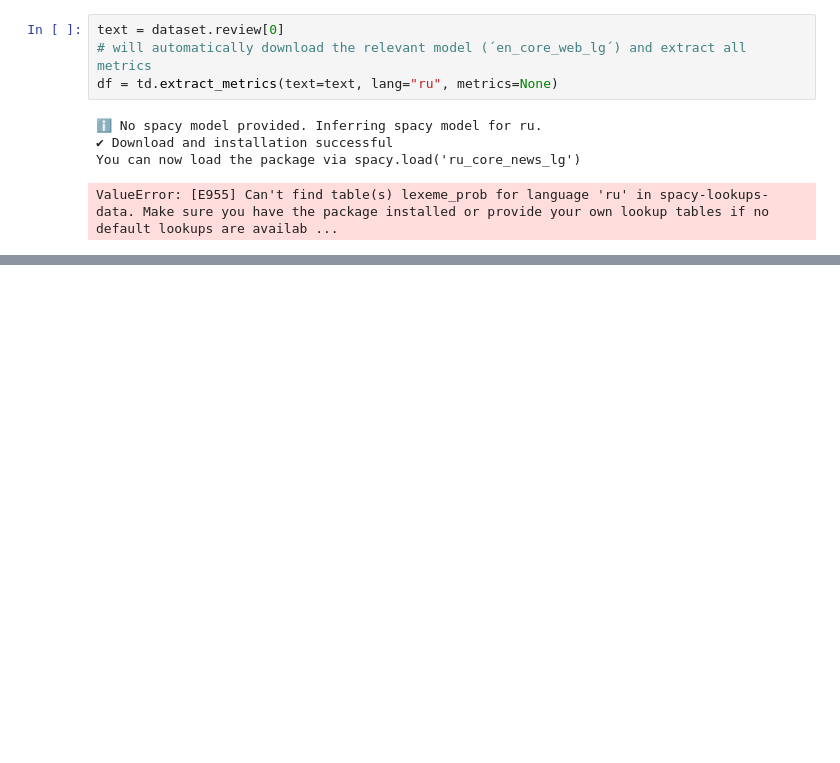
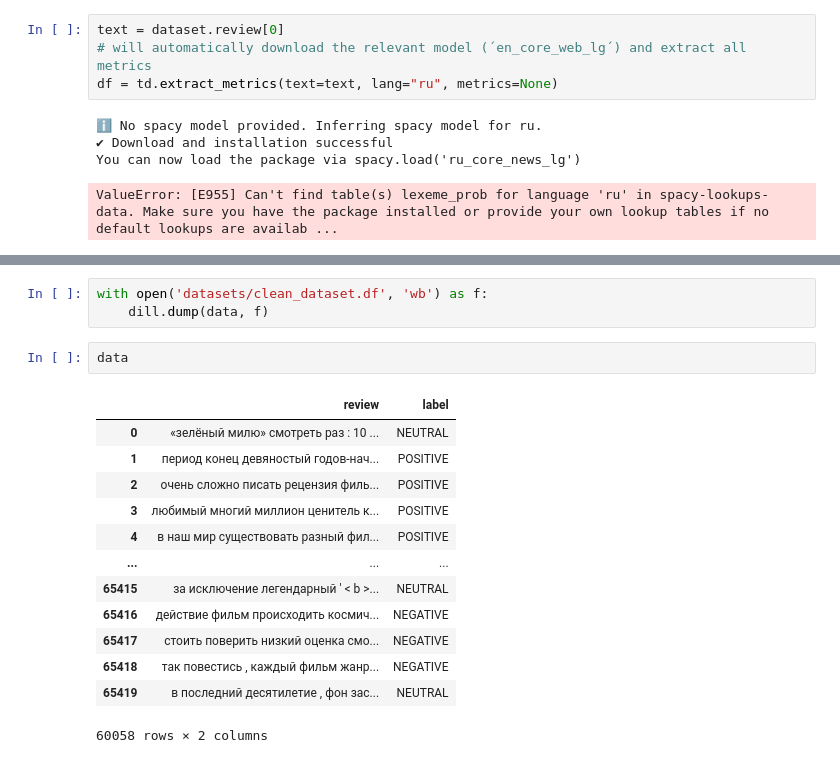
Before and after one commit to YaroslavPr17/nlp-coursework, a Jupyter notebook: NLP_EDA_after_adding_negative_reviews.ipynb, the cells around one changed output, grey strips where cells are left out. Saved outputs shown, nothing was run; the diff lists cells and outputs as text; blank space fills up the shorter version.

```diff
--- a/NLP_EDA_after_adding_negative_reviews.ipynb
+++ b/NLP_EDA_after_adding_negative_reviews.ipynb
@@ -643,0 +776,19 @@ ValueError: [E955] Can't find table(s) lexeme_prob for language 'ru' in spacy-lo
+# %%
+with open('datasets/clean_dataset.df', 'wb') as f:
+    dill.dump(data, f)
+# %%
+data
+# %% [output]
+|  | review | label |
+| 0 | «зелёный милю» смотреть раз : 10 ... | NEUTRAL |
+| 1 | период конец девяностый годов-нач... | POSITIVE |
+| 2 | очень сложно писать рецензия филь... | POSITIVE |
+| 3 | любимый многий миллион ценитель к... | POSITIVE |
+| 4 | в наш мир существовать разный фил... | POSITIVE |
+| ... | ... | ... |
+| 65415 | за исключение легендарный ' < b >... | NEUTRAL |
+| 65416 | действие фильм происходить космич... | NEGATIVE |
+| 65417 | стоить поверить низкий оценка смо... | NEGATIVE |
+| 65418 | так повестись , каждый фильм жанр... | NEGATIVE |
+| 65419 | в последний десятилетие , фон зас... | NEUTRAL |
+60058 rows × 2 columns
```
Also changed, not shown: parts of 26 cells of this notebook, 1 other file.
